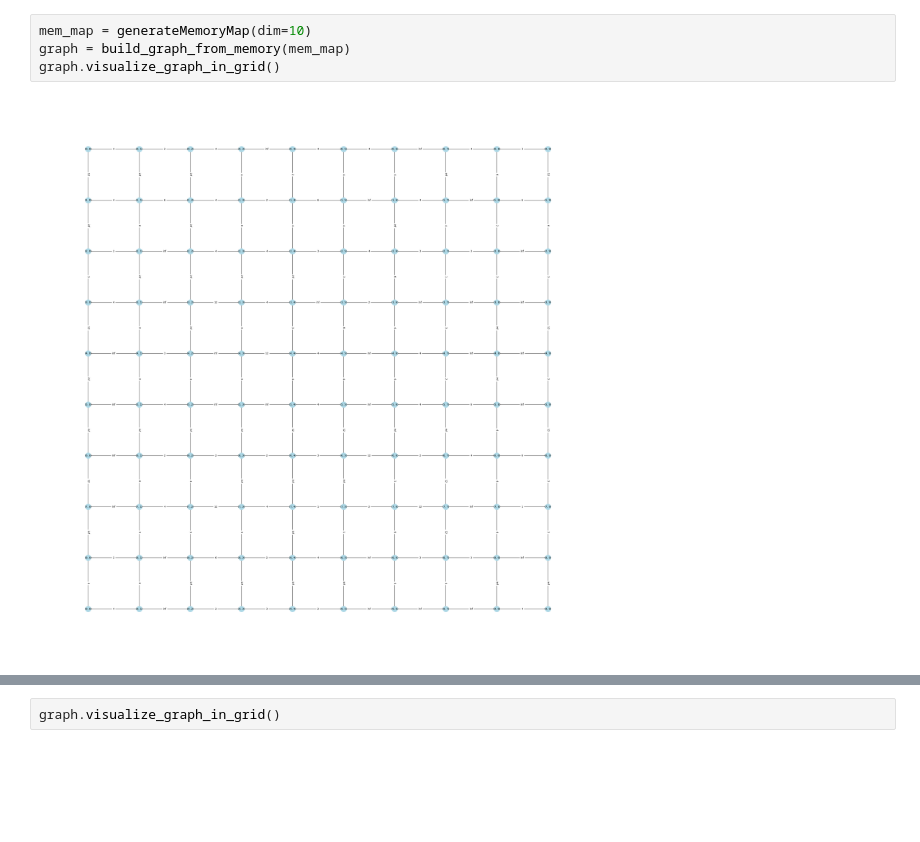
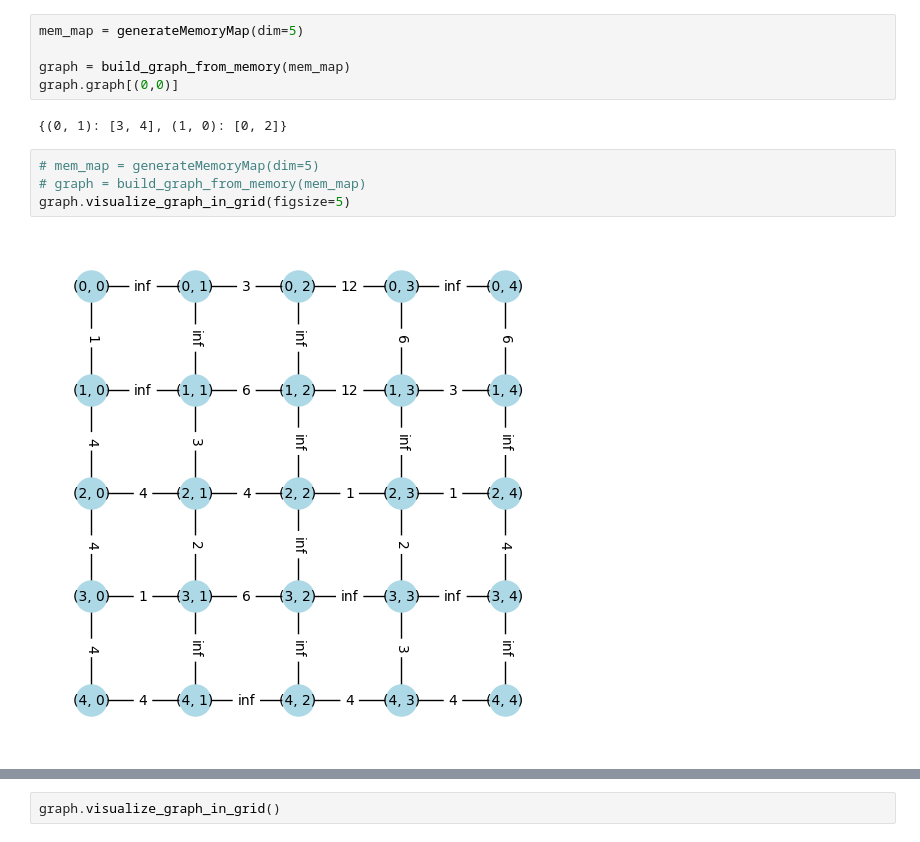
Before and after one commit to divyang-mittal/TimingMaze, a Jupyter notebook: players/g7/TestShortestPath.ipynb, the cells around one changed output, grey strips where cells are left out. Saved outputs shown, nothing was run; the diff lists cells and outputs as text; blank space fills up the shorter version.

```diff
--- a/players/g7/TestShortestPath.ipynb
+++ b/players/g7/TestShortestPath.ipynb
@@ -7,9 +26,16 @@ from player_helper_code import generateMemoryMap, build_graph_from_memory, MazeG
 # %%
-mem_map = generateMemoryMap(dim=10)
+mem_map = generateMemoryMap(dim=5)
+
 graph = build_graph_from_memory(mem_map)
-graph.visualize_graph_in_grid()
+graph.graph[(0,0)]
 # %% [output]
-[figure, removed]
+{(0, 1): [3, 4], (1, 0): [0, 2]}
+# %%
+# mem_map = generateMemoryMap(dim=5)
+# graph = build_graph_from_memory(mem_map)
+graph.visualize_graph_in_grid(figsize=5)
+# %% [output]
+[figure, added]
 # %%
 import heapq
 
```
Also changed, not shown: parts of 8 cells of this notebook, 3 other files.
